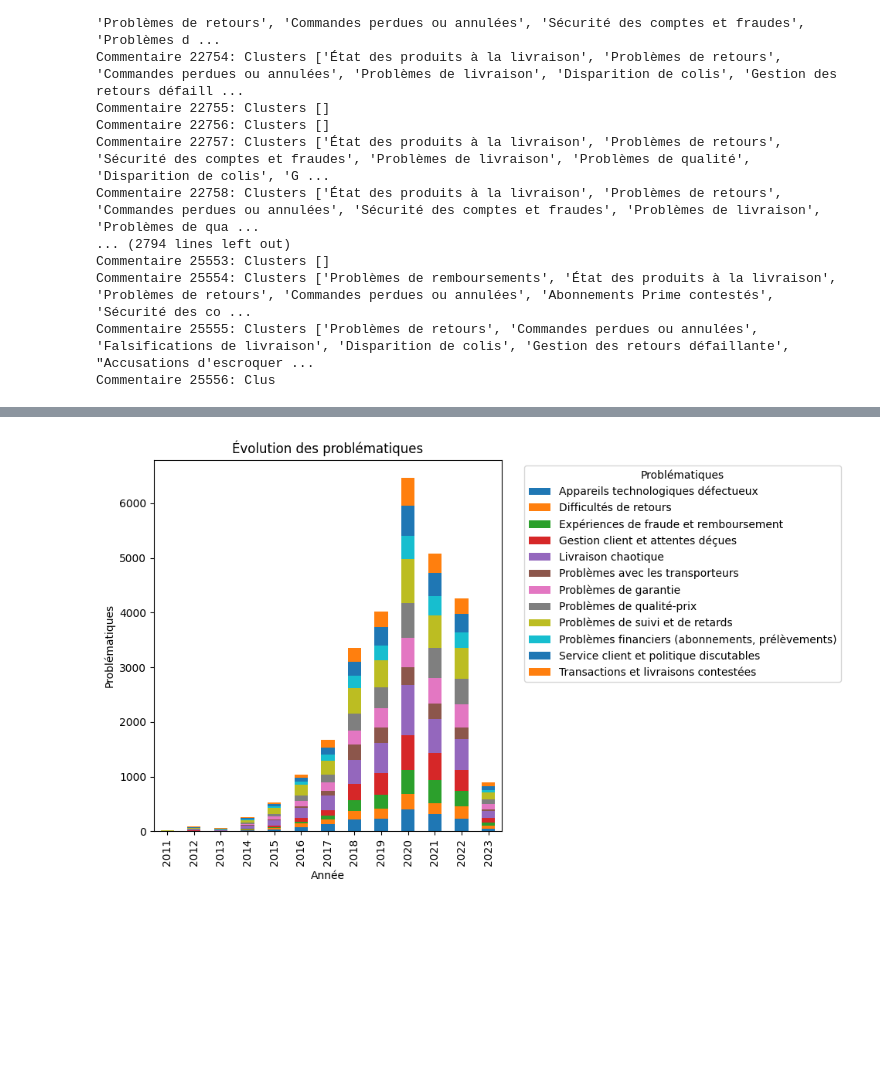
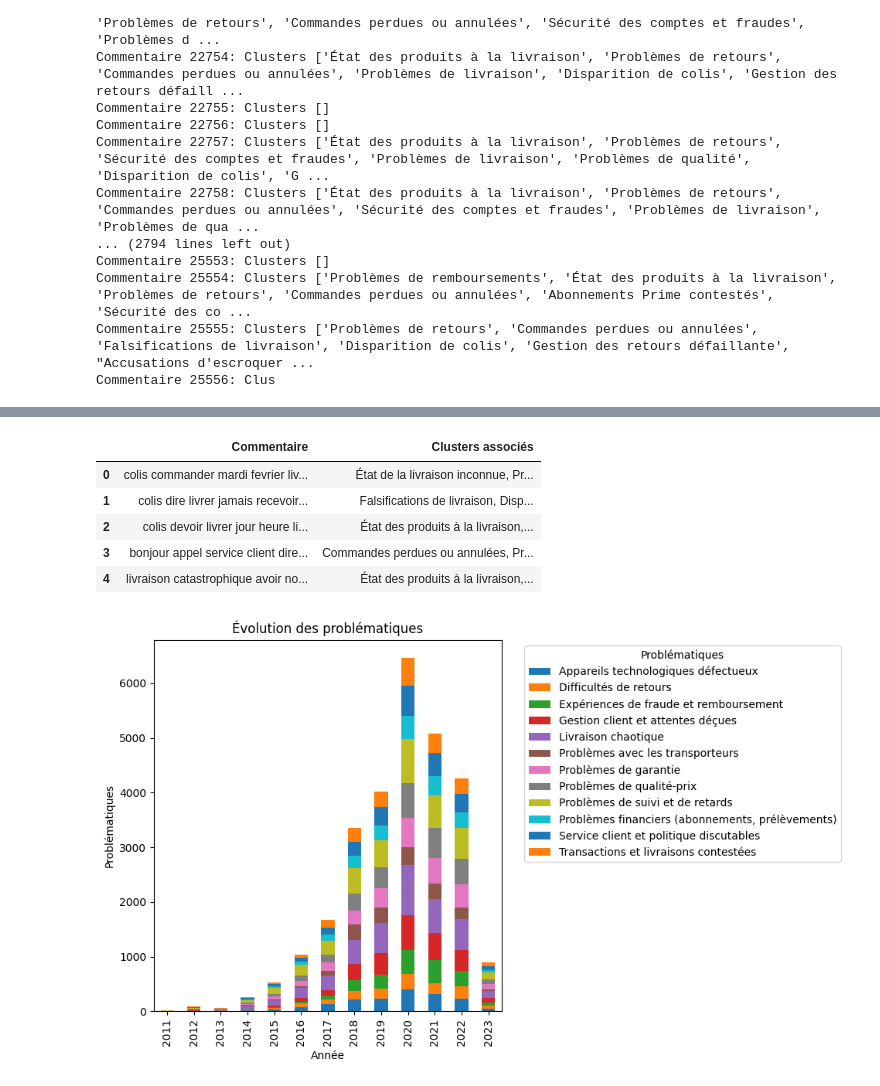
Before and after one commit to Jojocko/NLP-projects-, a Jupyter notebook: Supply_chain_transformer.ipynb, the cells around one changed output, grey strips where cells are left out. Drawn from its saved outputs; the diff is of its cells as text; code cells hidden in the pictures; blank space fills up the shorter version.

```diff
--- a/Supply_chain_transformer.ipynb
+++ b/Supply_chain_transformer.ipynb
@@ -283,3 +283,17 @@ Commentaire 25553: Clusters []
 Commentaire 25554: Clusters ['Problèmes de remboursements', 'État des produits à la livraison', 'Problèmes de retours', 'Commandes perdues ou annulées', 'Abonnements Prime contestés', 'Sécurité des co ...
 Commentaire 25555: Clusters ['Problèmes de retours', 'Commandes perdues ou annulées', 'Falsifications de livraison', 'Disparition de colis', 'Gestion des retours défaillante', "Accusations d'escroquer ...
 Commentaire 25556: Clus
+# %%
+# Compter le nombre de fois que les clusters sont associés à un comm
+
+count_clusters = {cluster: 0 for cluster in themes.keys()}
+
+for i, commentaire in enumerate(df[df['sentiment'] == 'negatif']['cleaned_lemma']):
+    clusters_associes = np.where(associations[i])[0]
+    for cluster in clusters_associes:
+        count_clusters[cluster] += 1
+
+sorted_clusters = sorted(count_clusters.items(), key=lambda item: item[1], reverse=True)
+
+for cluster, compte in sorted_clusters:
+    print(f"Cluster {cluster} ('{themes[cluster]}'): {compte} fois")
@@ -286 +321,30 @@ Commentaire 25556: Clus
+# %%
+# Affichage des commentaires qui sont associés à au moins 3 clusters
+
+commentaires_3clusters = []
+
+for i, commentaire in enumerate(df[df['sentiment'] == 'negatif']['cleaned_lemma']):
+    clusters_associes = np.where(associations[i])[0]
+    if len(clusters_associes) >= 3:  # Vérifier si le commentaire est associé à au moins 3 clusters
+        # Ajouter le commentaire à la liste avec les clusters associés
+        commentaires_3clusters.append((commentaire, clusters_associes))
+
+
+# dataframe de 5 commentaires associés à au moins 3 clusters
+donnees = [{
+    "Commentaire": commentaire,
+    "Clusters associés": ', '.join([themes[cluster] for cluster in clusters])
+} for commentaire, clusters in commentaires_3clusters[:5]]  # Limiter à 5 commentaires ici
+
+df_commentaires_3clusters = pd.DataFrame(donnees)
+
+pd.set_option('display.max_colwidth', None)
+df_commentaires_3clusters.head()
+# %% [output]
+|  | Commentaire | Clusters associés |
+| 0 | colis commander mardi fevrier liv... | État de la livraison inconnue, Pr... |
+| 1 | colis dire livrer jamais recevoir... | Falsifications de livraison, Disp... |
+| 2 | colis devoir livrer jour heure li... | État des produits à la livraison,... |
+| 3 | bonjour appel service client dire... | Commandes perdues ou annulées, Pr... |
+| 4 | livraison catastrophique avoir no... | État des produits à la livraison,... |
 # %%
```
Also changed, not shown: parts of 3 cells of this notebook.
